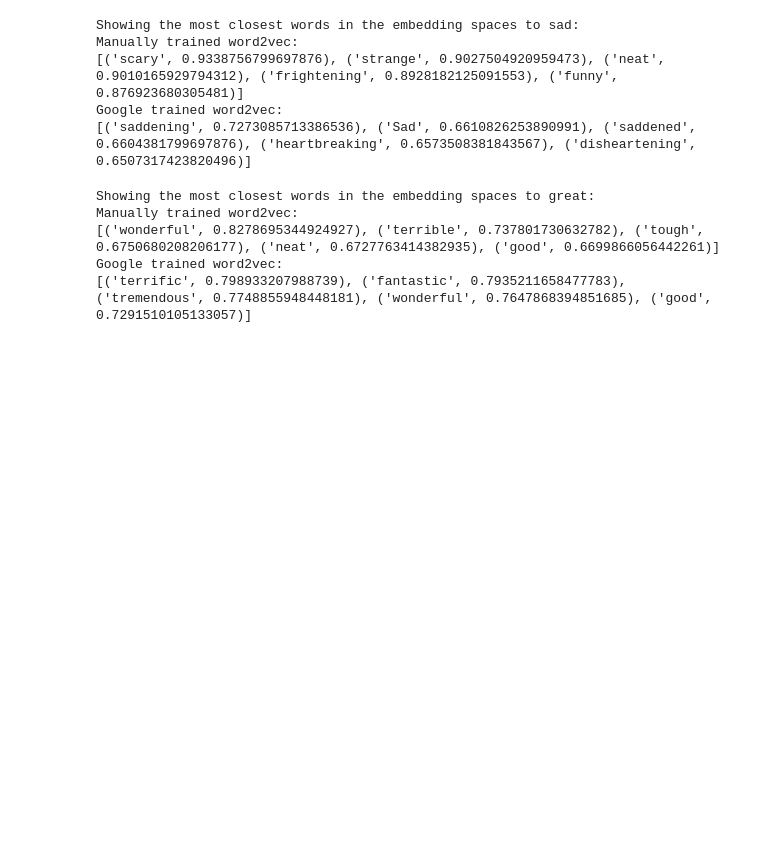
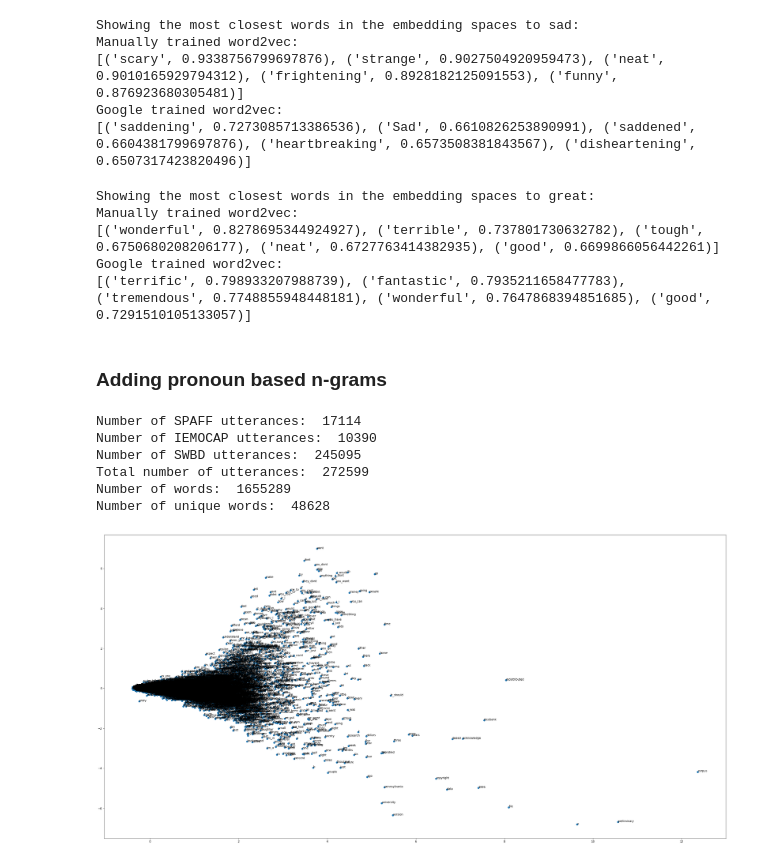
Before and after one commit to connormeaton/embedding_training, a Jupyter notebook: spaff_trained_embedding/train_spaff_embedding.ipynb, the cells around one changed output. Saved outputs shown, nothing was run; the diff lists cells and outputs as text; code cells hidden in the pictures; blank space fills up the shorter version.

Commit message:
adding ngrams

```diff
--- a/spaff_trained_embedding/train_spaff_embedding.ipynb
+++ b/spaff_trained_embedding/train_spaff_embedding.ipynb
@@ -249,3 +251,5 @@ Manually trained word2vec:
 [('wonderful', 0.8278695344924927), ('terrible', 0.737801730632782), ('tough', 0.6750680208206177), ('neat', 0.6727763414382935), ('good', 0.6699866056442261)]
 Google trained word2vec:
 [('terrific', 0.798933207988739), ('fantastic', 0.7935211658477783), ('tremendous', 0.7748855948448181), ('wonderful', 0.7647868394851685), ('good', 0.7291510105133057)]
+# %% [markdown]
+### Adding pronoun based n-grams
@@ -251,0 +323,43 @@ Google trained word2vec:
+# %%
+spaff_split_utterances_ngrams = make_ngram(spaff_split_utterances)
+iemocap_split_utterances_ngrams = make_ngram(iemocap_transcript)
+swbd_split_utterances_ngrams = make_ngram(total_swbd_utterances)
+# %%
+print('Number of SPAFF utterances: ', len(spaff_split_utterances_ngrams))
+print('Number of IEMOCAP utterances: ', len(iemocap_split_utterances_ngrams))
+print('Number of SWBD utterances: ', len(swbd_split_utterances_ngrams))
+
+final = spaff_split_utterances_ngrams + iemocap_split_utterances_ngrams + swbd_split_utterances_ngrams
+print('Total number of utterances: ', len(final))
+
+words = [item for sublist in final for item in sublist]
+unique_words = set(words)
+print('Number of words: ', len(words))
+print('Number of unique words: ', len(unique_words))
+# %% [output]
+Number of SPAFF utterances:  17114
+Number of IEMOCAP utterances:  10390
+Number of SWBD utterances:  245095
+Total number of utterances:  272599
+Number of words:  1655289
+Number of unique words:  48628
+# %%
+# train model
+combined_model = Word2Vec(final, min_count=1, size=300)
+combined_model.wv.save_word2vec_format('word2vec_trained_on_SPAFF_IEMOCAP_SWBD_ngrams.bin')
+combined_model.wv.save_word2vec_format('word2vec_trained_on_SPAFF_IEMOCAP_SWBD_ngrams.txt', binary=False)
+
+# fit a 2d PCA model to the vectors
+X = combined_model[combined_model.wv.vocab]
+pca = PCA(n_components=2)
+result = pca.fit_transform(X)
+# create a scatter plot of the projection
+pyplot.figure(figsize=(40,20))
+
+pyplot.scatter(result[:, 0], result[:, 1])
+words = list(combined_model.wv.vocab)
+for i, word in enumerate(words):
+	pyplot.annotate(word, xy=(result[i, 0], result[i, 1]))
+pyplot.show()
+# %% [output]
+[figure, added]
```
Also changed, not shown: parts of 3 cells of this notebook.
